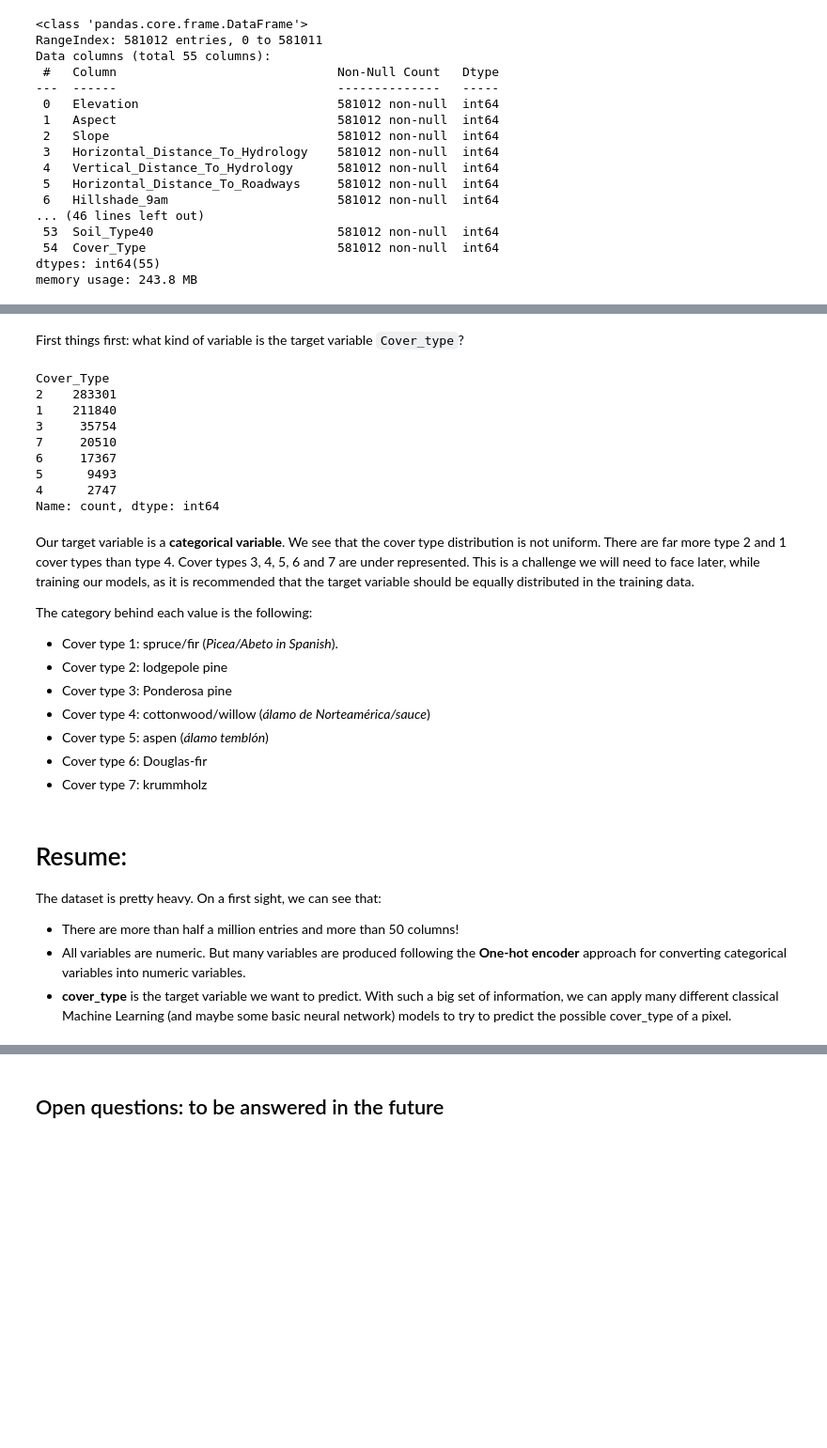
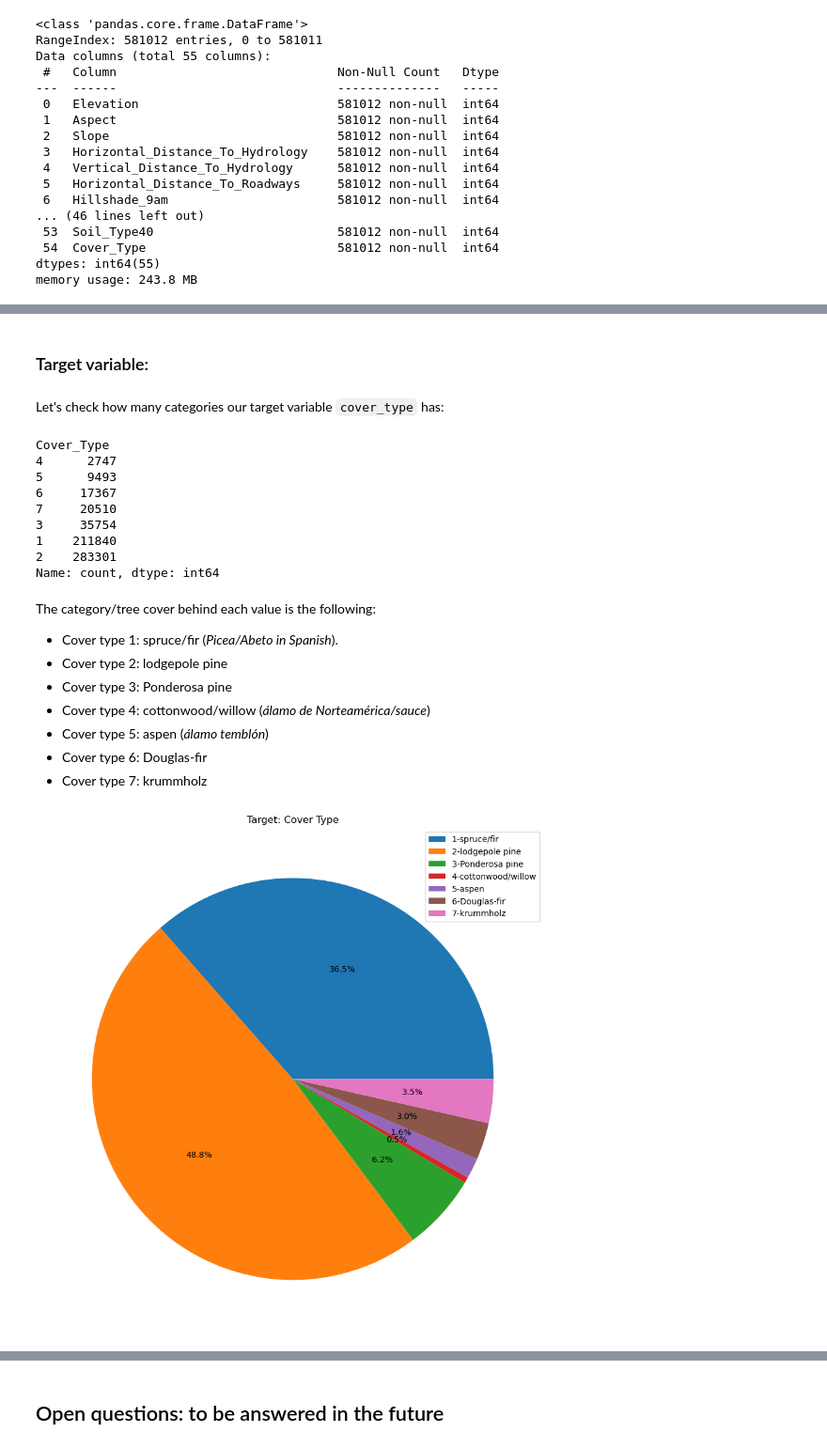
Before and after one commit to prisciliano385/Forest_Cover_Type_ML, a Jupyter notebook: notebooks/data_cleansing_&_EDA.ipynb, the cells around one changed output, grey strips where cells are left out. Shown at 94% size. Saved outputs shown, nothing was run; the diff lists cells and outputs as text; code cells hidden in the pictures; blank space fills up the shorter version.

```diff
--- a/notebooks/data_cleansing_&_EDA.ipynb
+++ b/notebooks/data_cleansing_&_EDA.ipynb
@@ -53,21 +64,21 @@ Our feature variables are classified in the following way:
 # %% [markdown]
-First things first: what kind of variable is the target variable `Cover_type`?
+### Target variable:
+# %% [markdown]
+Let's check how many categories our target variable `cover_type` has:
 # %%
-df["Cover_Type"].value_counts()
+df["Cover_Type"].value_counts().sort_values()
 # %% [output]
 Cover_Type
+4      2747
+5      9493
+6     17367
+7     20510
+3     35754
+1    211840
 2    283301
-1    211840
-3     35754
-7     20510
-6     17367
-5      9493
-4      2747
 Name: count, dtype: int64
 # %% [markdown]
-Our target variable is a **categorical variable**. We see that the cover type distribution is not uniform. There are far more type 2 and 1 cover types than type 4. Cover types 3, 4, 5, 6 and 7 are under represented. This is a challenge we will need to face later, while training our models, as it is recommended that the target variable should be equally distributed in the training data.
-
-The category behind each value is the following:
+The category/tree cover behind each value is the following:
 - Cover type 1: spruce/fir (*Picea/Abeto in Spanish*).
 - Cover type 2: lodgepole pine
 - Cover type 3: Ponderosa pine
@@ -75,10 +86,22 @@ The category behind each value is the following:
 - Cover type 5: aspen (*álamo temblón*)
 - Cover type 6: Douglas-fir
 - Cover type 7: krummholz
-# %% [markdown]
-# Resume:
-
-The dataset is pretty heavy. On a first sight, we can see that:
-- There are more than half a million entries and more than 50 columns!
-- All variables are numeric. But many variables are produced following the **One-hot encoder** approach for converting categorical variables into numeric variables.
-- **cover_type** is the target variable we want to predict. With such a big set of information, we can apply many different classical Machine Learning (and maybe some basic neural network) models to try to predict the possible cover_type of a pixel.
+# %%
+labels = ["spruce/fir",
+         "lodgepole pine",
+         "Ponderosa pine",
+          "cottonwood/willow",
+          "aspen",
+          "Douglas-fir",
+          "krummholz"
+]
+
+labels = [str(i+1) + '-' + labels[i] for i in range(len(labels))]
+
+plt.figure(figsize=(11,11))
+plt.pie( df["Cover_Type"].value_counts().sort_index(), autopct='%1.1f%%')
+plt.title("Target: Cover Type")
+#plt.legend(labels = df["Cover_Type"].value_counts().index, loc = "upper right")
+plt.legend(labels = labels, loc = "upper right");
+# %% [output]
+[figure, added]
```
Also changed, not shown: parts of 27 cells of this notebook, 1 other file.
